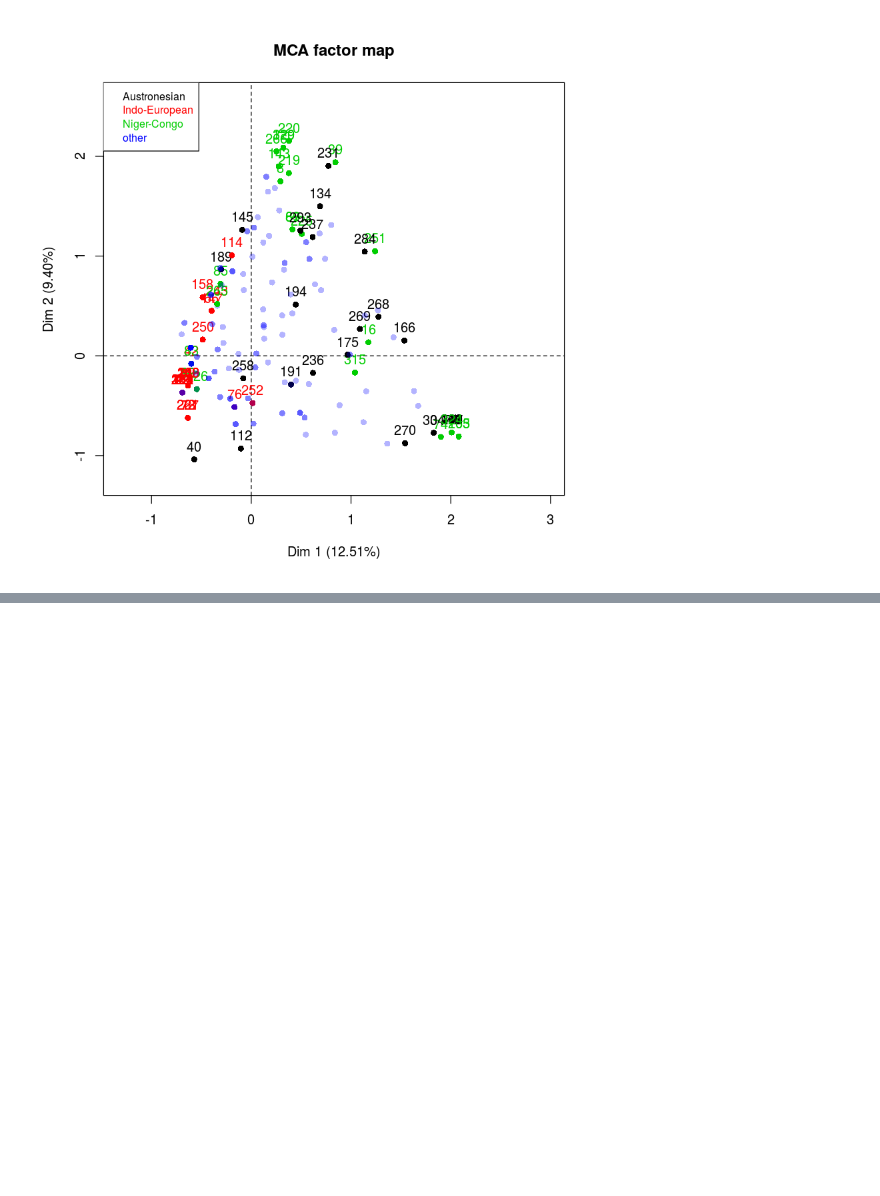
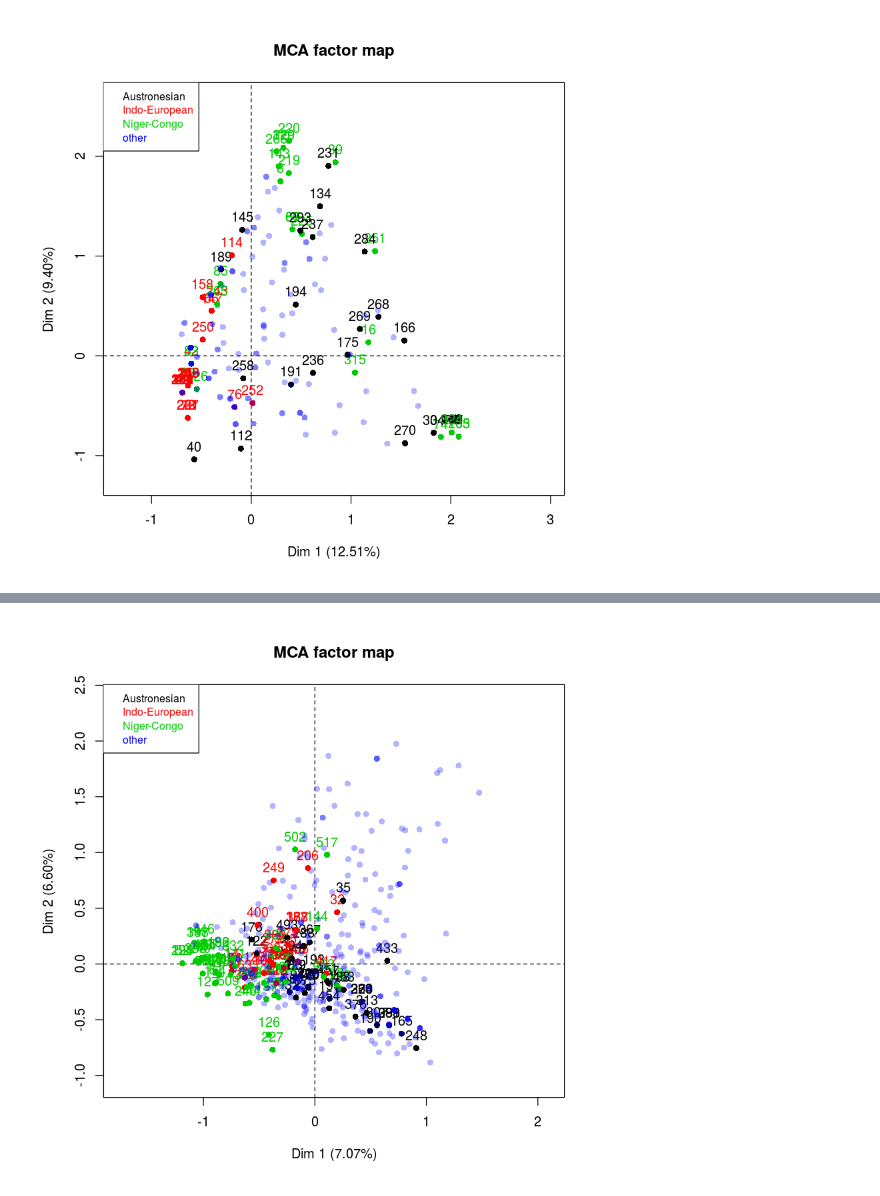
Before and after one commit to ilay32/wals-project, a Jupyter notebook: gensep.ipynb, the cells around one changed output, grey strips where cells are left out. Saved outputs shown, nothing was run; the diff lists cells and outputs as text; code cells hidden in the pictures; blank space fills up the shorter version.

```diff
--- a/gensep.ipynb
+++ b/gensep.ipynb
@@ -133,0 +163,6 @@ plot(mca5$mca,choix="ind",habillage="family",invisible=c("var","quali.sup"),sele
+# %%
+mca6 <- top2mca(example5,c('Indo-European','Austronesian','Niger-Congo'))
+# %%
+plot(mca6$mca,choix="ind",habillage="family",invisible=c("var","quali.sup"),select=mca6$marked)
+# %% [output]
+[figure, added]
```
Also changed, not shown: parts of 10 cells of this notebook, 1 other file.
